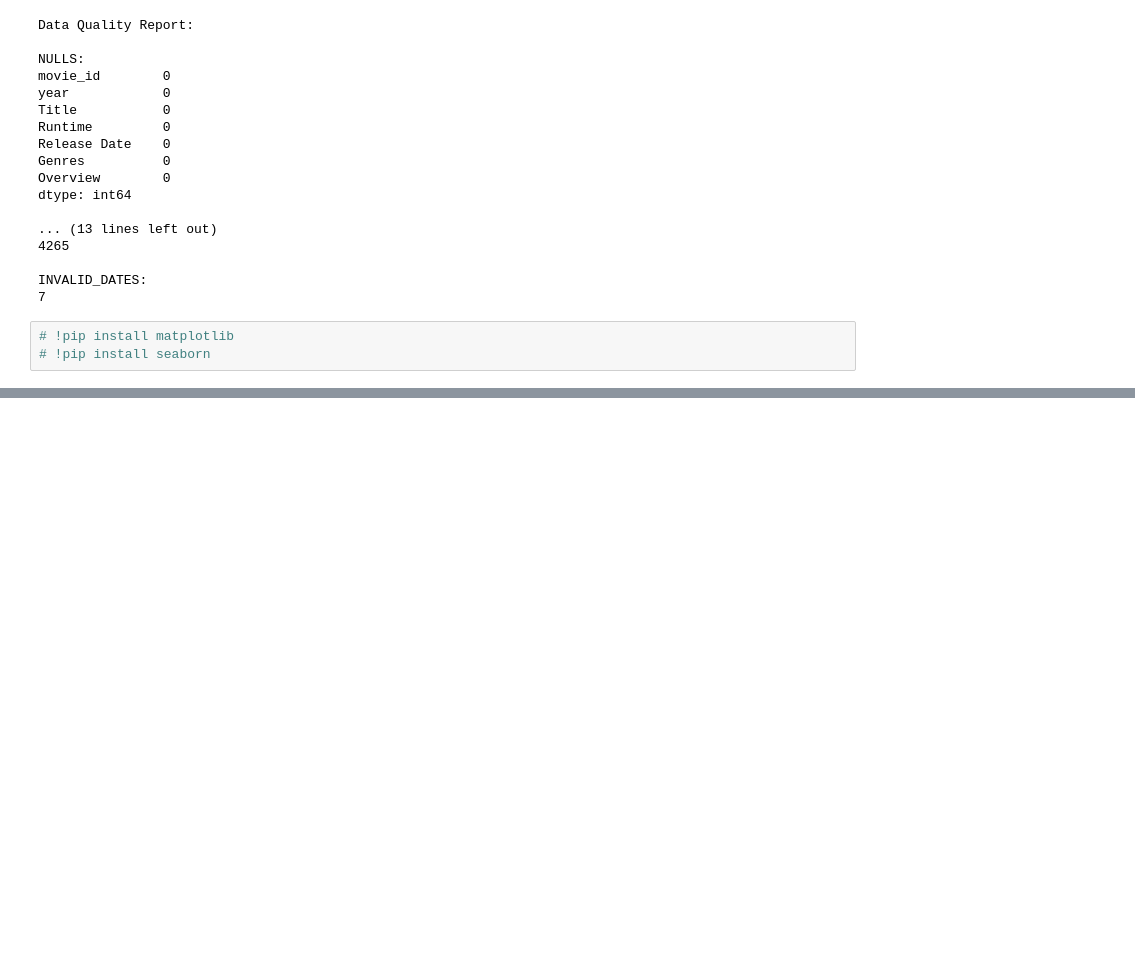
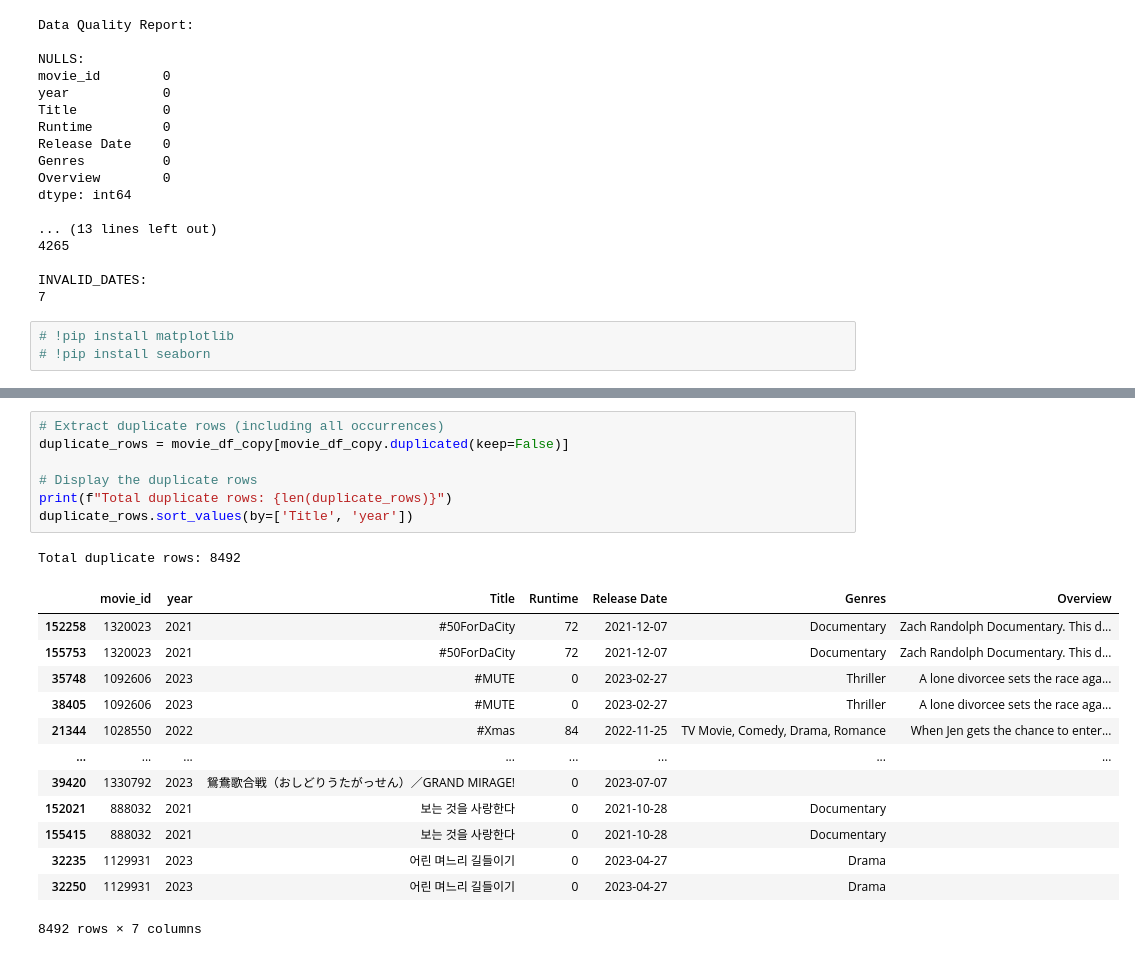
Before and after one commit to Sathvik-Chowdary-Veerapaneni/CineAI, a Jupyter notebook: src/preprocessing/data_explore.ipynb, the cells around one changed output, grey strips where cells are left out. Saved outputs shown, nothing was run; the diff lists cells and outputs as text; blank space fills up the shorter version.

```diff
--- a/src/preprocessing/data_explore.ipynb
+++ b/src/preprocessing/data_explore.ipynb
@@ -426,0 +460,22 @@ dtype: float64
+# %%
+# Extract duplicate rows (including all occurrences)
+duplicate_rows = movie_df_copy[movie_df_copy.duplicated(keep=False)]
+
+# Display the duplicate rows
+print(f"Total duplicate rows: {len(duplicate_rows)}")
+duplicate_rows.sort_values(by=['Title', 'year'])
+# %% [output]
+Total duplicate rows: 8492
+|  | movie_id | year | Title | Runtime | Release Date | Genres | Overview |
+| 152258 | 1320023 | 2021 | #50ForDaCity | 72 | 2021-12-07 | Documentary | Zach Randolph Documentary. This d... |
+| 155753 | 1320023 | 2021 | #50ForDaCity | 72 | 2021-12-07 | Documentary | Zach Randolph Documentary. This d... |
+| 35748 | 1092606 | 2023 | #MUTE | 0 | 2023-02-27 | Thriller | A lone divorcee sets the race aga... |
+| 38405 | 1092606 | 2023 | #MUTE | 0 | 2023-02-27 | Thriller | A lone divorcee sets the race aga... |
+| 21344 | 1028550 | 2022 | #Xmas | 84 | 2022-11-25 | TV Movie, Comedy, Drama, Romance | When Jen gets the chance to enter... |
+| ... | ... | ... | ... | ... | ... | ... | ... |
+| 39420 | 1330792 | 2023 | 鴛鴦歌合戦（おしどりうたがっせん）／GRAND MIRAGE! | 0 | 2023-07-07 |  |  |
+| 152021 | 888032 | 2021 | 보는 것을 사랑한다 | 0 | 2021-10-28 | Documentary |  |
+| 155415 | 888032 | 2021 | 보는 것을 사랑한다 | 0 | 2021-10-28 | Documentary |  |
+| 32235 | 1129931 | 2023 | 어린 며느리 길들이기 | 0 | 2023-04-27 | Drama |  |
+| 32250 | 1129931 | 2023 | 어린 며느리 길들이기 | 0 | 2023-04-27 | Drama |  |
+8492 rows × 7 columns
```
Also changed, not shown: parts of 6 cells of this notebook, 3 other files.
